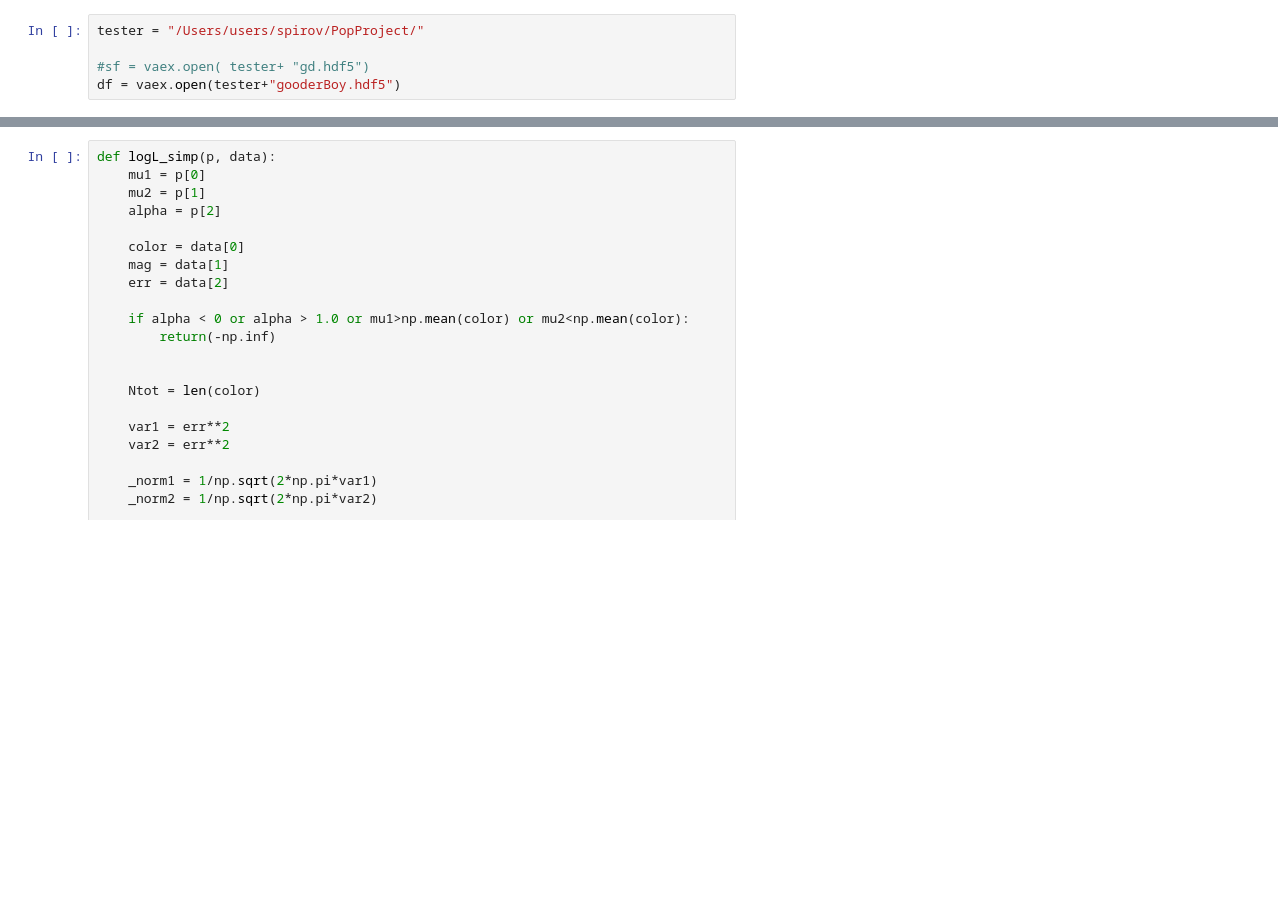
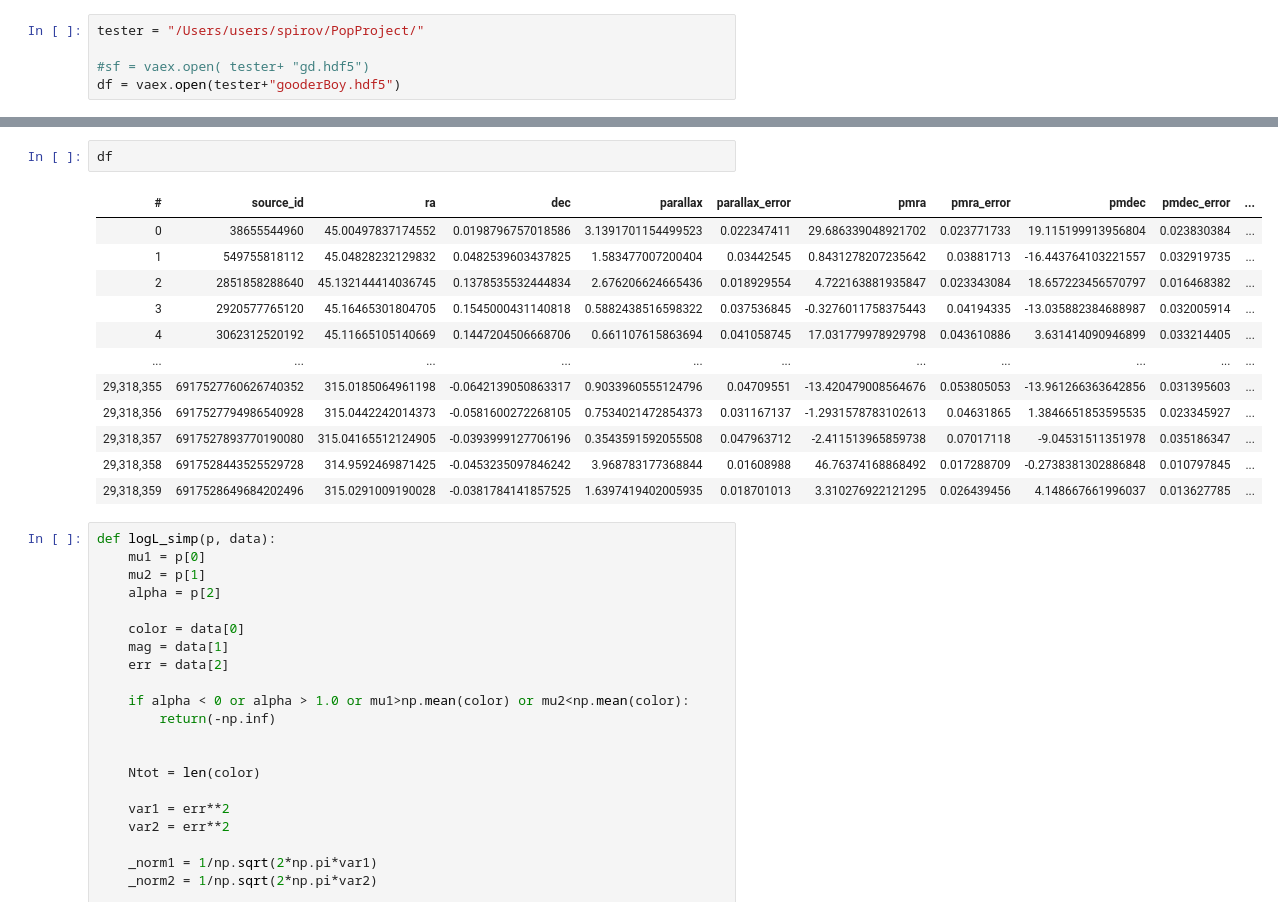
Before and after one commit to ispirovjr/Honors-Project-Population-Separation, a Jupyter notebook: Jupyter Notebooks/Local Sample Mixing Model.ipynb, the cells around one changed output, grey strips where cells are left out. Drawn from its saved outputs; the diff is of its cells as text; blank space fills up the shorter version.

```diff
--- a/Jupyter Notebooks/Local Sample Mixing Model.ipynb
+++ b/Jupyter Notebooks/Local Sample Mixing Model.ipynb
@@ -46,3 +61,18 @@ df = vaex.open(tester+"gooderBoy.hdf5")
+# %%
+df
+# %% [output]
+| # | source_id | ra | dec | parallax | parallax_error | pmra | pmra_error | pmdec | pmdec_error | ... |
+| 0 | 38655544960 | 45.00497837174552 | 0.0198796757018586 | 3.1391701154499523 | 0.022347411 | 29.686339048921702 | 0.023771733 | 19.115199913956804 | 0.023830384 | ... |
+| 1 | 549755818112 | 45.04828232129832 | 0.0482539603437825 | 1.583477007200404 | 0.03442545 | 0.8431278207235642 | 0.03881713 | -16.443764103221557 | 0.032919735 | ... |
+| 2 | 2851858288640 | 45.132144414036745 | 0.1378535532444834 | 2.676206624665436 | 0.018929554 | 4.722163881935847 | 0.023343084 | 18.657223456570797 | 0.016468382 | ... |
+| 3 | 2920577765120 | 45.16465301804705 | 0.1545000431140818 | 0.5882438516598322 | 0.037536845 | -0.3276011758375443 | 0.04194335 | -13.035882384688987 | 0.032005914 | ... |
+| 4 | 3062312520192 | 45.11665105140669 | 0.1447204506668706 | 0.661107615863694 | 0.041058745 | 17.031779978929798 | 0.043610886 | 3.631414090946899 | 0.033214405 | ... |
+| ... | ... | ... | ... | ... | ... | ... | ... | ... | ... | ... |
+| 29,318,355 | 6917527760626740352 | 315.0185064961198 | -0.0642139050863317 | 0.9033960555124796 | 0.04709551 | -13.420479008564676 | 0.053805053 | -13.961266363642856 | 0.031395603 | ... |
+| 29,318,356 | 6917527794986540928 | 315.0442242014373 | -0.0581600272268105 | 0.7534021472854373 | 0.031167137 | -1.2931578783102613 | 0.04631865 | 1.3846651853595535 | 0.023345927 | ... |
+| 29,318,357 | 6917527893770190080 | 315.04165512124905 | -0.0393999127706196 | 0.3543591592055508 | 0.047963712 | -2.411513965859738 | 0.07017118 | -9.04531511351978 | 0.035186347 | ... |
+| 29,318,358 | 6917528443525529728 | 314.9592469871425 | -0.0453235097846242 | 3.968783177368844 | 0.01608988 | 46.76374168868492 | 0.017288709 | -0.2738381302886848 | 0.010797845 | ... |
+| 29,318,359 | 6917528649684202496 | 315.0291009190028 | -0.0381784141857525 | 1.6397419402005935 | 0.018701013 | 3.310276922121295 | 0.026439456 | 4.148667661996037 | 0.013627785 | ... |
 # %%
 def logL_simp(p, data):
     mu1 = p[0]
```
Also changed, not shown: parts of 11 cells of this notebook.
